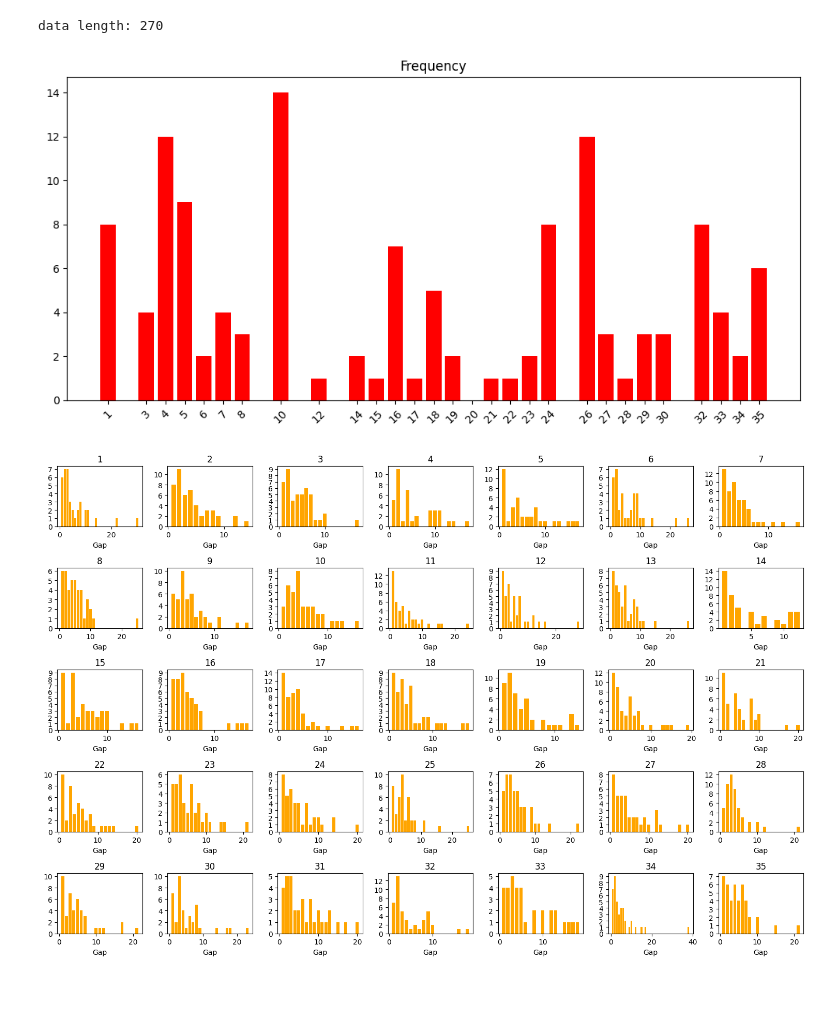
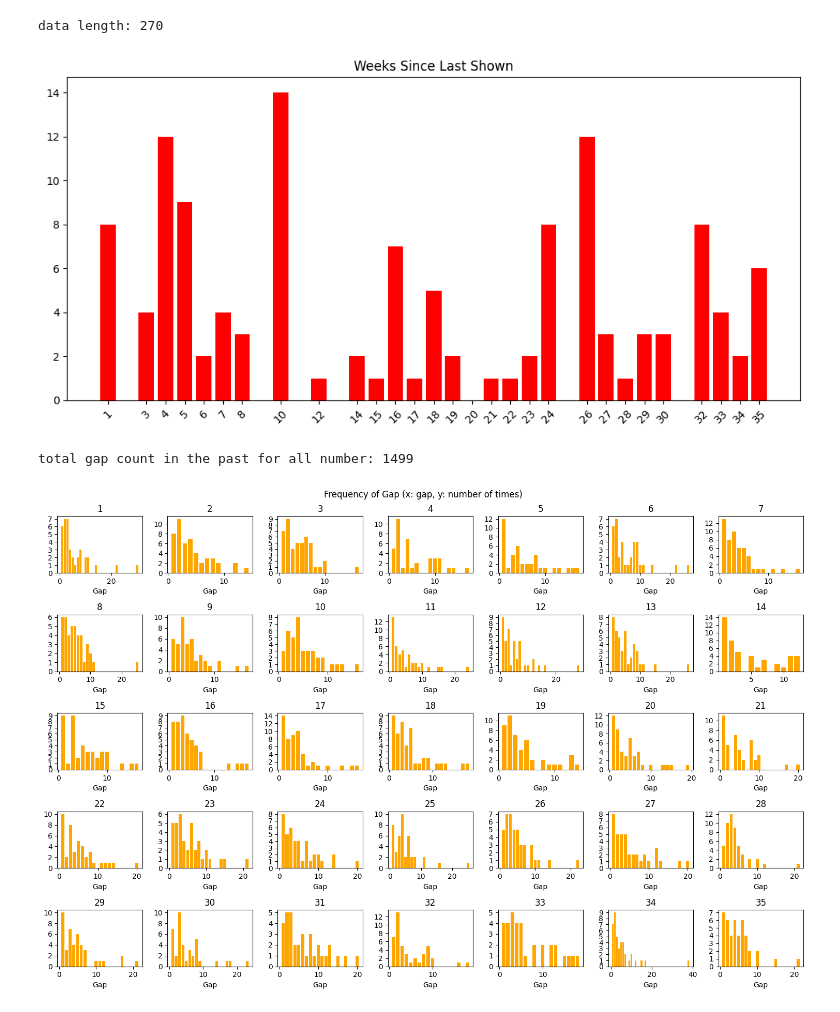
Before and after one commit to jackytsheng/bootup-script, a Jupyter notebook: python-scripts/powerball.ipynb, the cells around one changed output. Cells and saved outputs as stored; diff of their text form; code cells hidden in the pictures.

```diff
--- a/python-scripts/powerball.ipynb
+++ b/python-scripts/powerball.ipynb
@@ -369,23 +368,25 @@ def plot(data,barcolor="steelblue"):
     plt.show()
 # %%
 print(f"data length: {len(rows)}")
-result,not_shown_strike = find_not_consecutive_strikes(rows)
+gap_result,not_shown_strike = find_not_consecutive_strikes(rows)
 
 x_values = [k for k in not_shown_strike.keys()]
 y_values = [v for v in not_shown_strike.values()]
 
 fig, ax = plt.subplots(figsize=(10, 5))
 ax.bar(x_values, y_values,color="red")
-ax.set_title('Frequency')
+ax.set_title('Weeks Since Last Shown')
 ax.set_xticks(x_values)
 ax.set_xticklabels(x_values, rotation=45)
 
-
-
 plt.tight_layout()
 plt.show()
-plot(result,"orange")
 # %% [output]
 data length: 270
-[figure, old version]
+[figure, new version]
-[figure, removed]
+# %%
+print(f'total gap count in the past for all number: {sum(gap_result.values())}')
+plot(gap_result,"orange",'Frequency of Gap (x: gap, y: number of times)')
+# %% [output]
+total gap count in the past for all number: 1499
+[figure, added]
```
Also changed, not shown: parts of 9 cells of this notebook.
